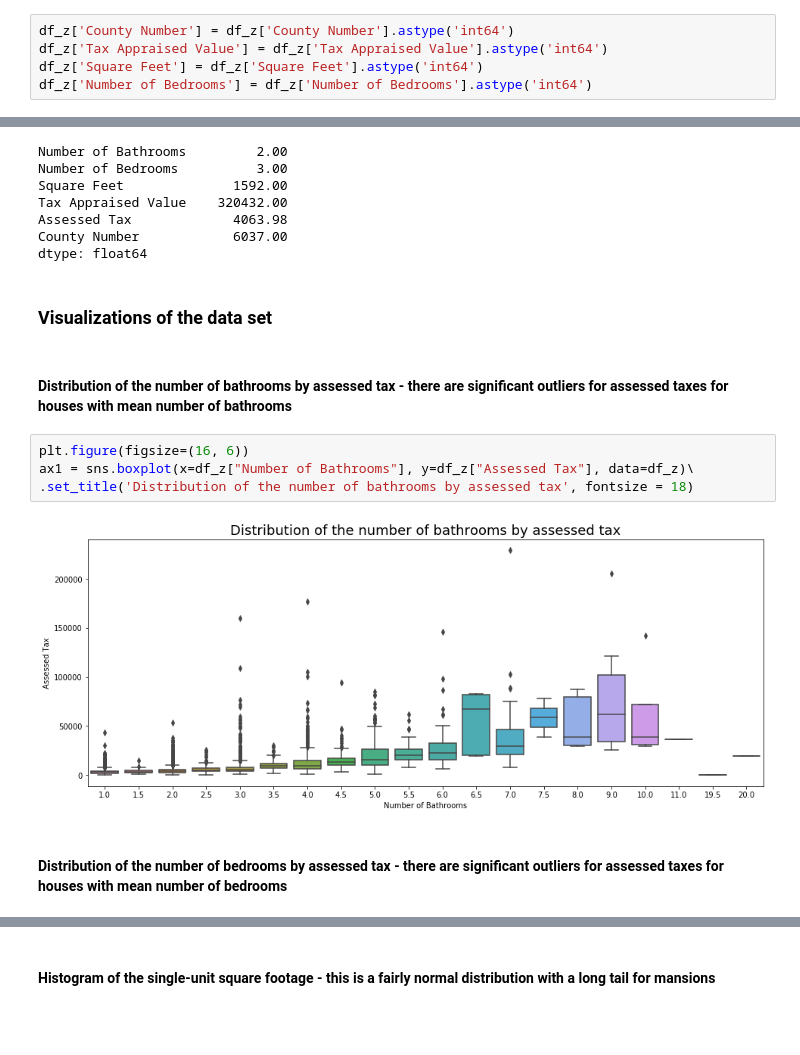
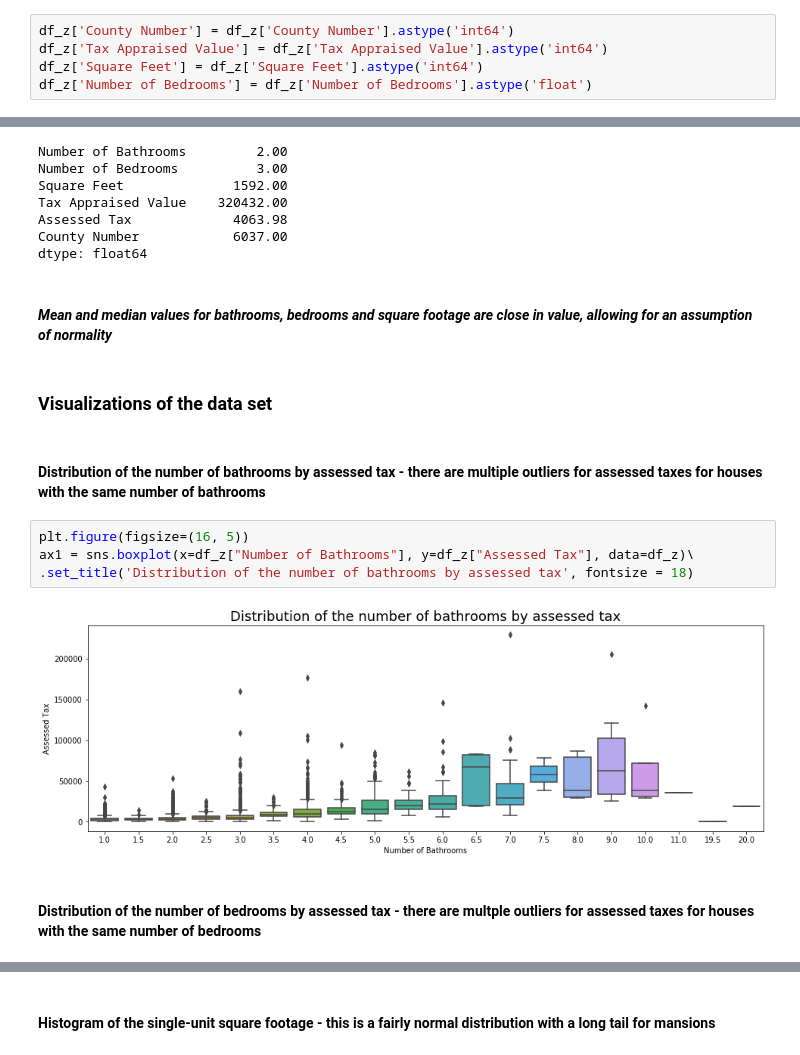
Before and after one commit to soslin/zillow-project, a Jupyter notebook: zillow_project.ipynb, the cells around one changed output, grey strips where cells are left out. Saved outputs shown, nothing was run; the diff lists cells and outputs as text; blank space fills up the shorter version.

```diff
--- a/zillow_project.ipynb
+++ b/zillow_project.ipynb
@@ -79,7 +80,7 @@ dtype: int64
 df_z['County Number'] = df_z['County Number'].astype('int64')
 df_z['Tax Appraised Value'] = df_z['Tax Appraised Value'].astype('int64')
 df_z['Square Feet'] = df_z['Square Feet'].astype('int64')
-df_z['Number of Bedrooms'] = df_z['Number of Bedrooms'].astype('int64')
+df_z['Number of Bedrooms'] = df_z['Number of Bedrooms'].astype('float')
 # %% [markdown]
 ### Summary of data types, numbers of rows (individual real estate properties) and data columns
 # %%
@@ -135,16 +136,18 @@ Tax Appraised Value    320432.00
 Assessed Tax             4063.98
 County Number            6037.00
 dtype: float64
+# %% [markdown]
+#### *Mean and median values for bathrooms, bedrooms and square footage are close in value, allowing for an assumption of normality*
 # %% [markdown]
 ### Visualizations of the data set
 # %% [markdown]
-#### Distribution of the number of bathrooms by assessed tax - there are significant outliers for assessed taxes for houses with mean number of bathrooms
+#### Distribution of the number of bathrooms by assessed tax - there are multiple outliers for assessed taxes for houses with the same number of bathrooms
 # %%
-plt.figure(figsize=(16, 6))
+plt.figure(figsize=(16, 5))
 ax1 = sns.boxplot(x=df_z["Number of Bathrooms"], y=df_z["Assessed Tax"], data=df_z)\
 .set_title('Distribution of the number of bathrooms by assessed tax', fontsize = 18)
 # %% [output]
-[figure, old version]
+[figure, new version]
 # %% [markdown]
-#### Distribution of the number of bedrooms by assessed tax - there are significant outliers for assessed taxes for houses with mean number of bedrooms
+#### Distribution of the number of bedrooms by assessed tax - there are multple outliers for assessed taxes for houses with the same number of bedrooms
 # %%
```
Also changed, not shown: parts of 31 cells of this notebook, 1 other file.
